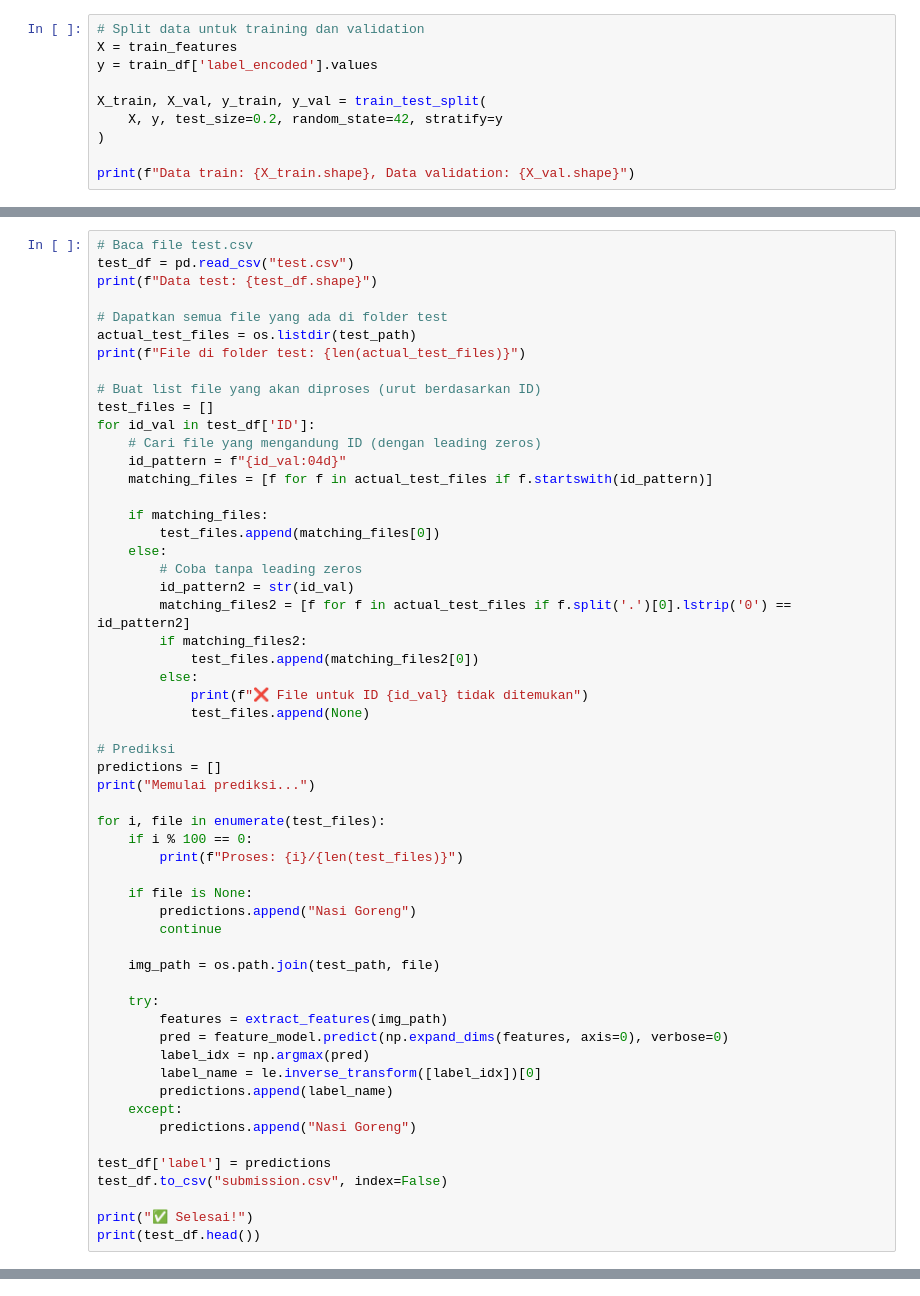
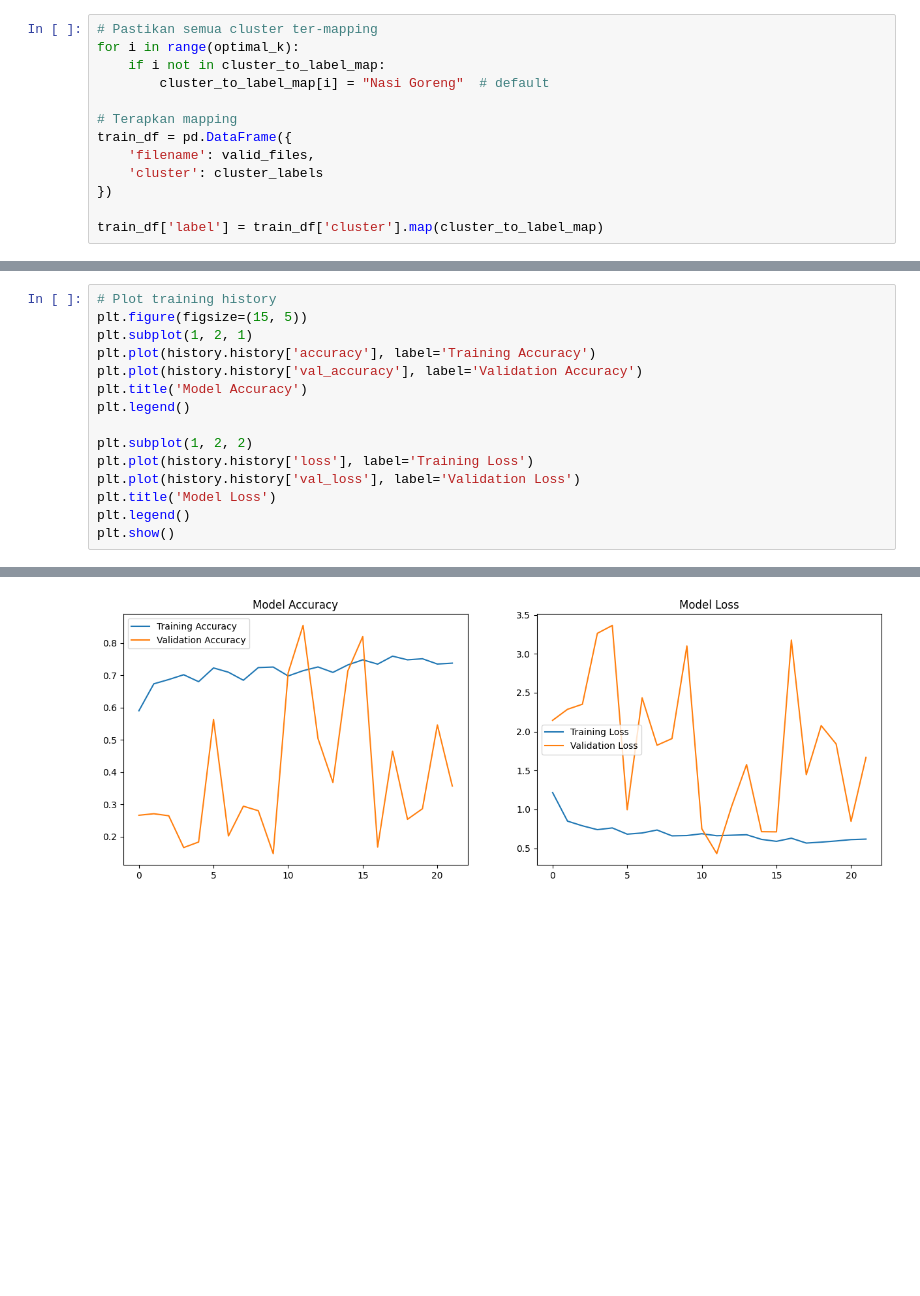
Before and after one commit to RexxS8/ACTION2025-DataMining-The3Ace, a Jupyter notebook: notebook.ipynb, the cells around one changed output, grey strips where cells are left out. Cells and saved outputs as stored; diff of their text form; blank space fills up the shorter version.

Commit message:
andri test ke skian kali

```diff
--- a/notebook.ipynb
+++ b/notebook.ipynb
@@ -184,10 +266,13 @@ Mapping label:
 # %%
-# Split data untuk training dan validation
-X = train_features
-y = train_df['label_encoded'].values
+# Pastikan semua cluster ter-mapping
+for i in range(optimal_k):
+    if i not in cluster_to_label_map:
+        cluster_to_label_map[i] = "Nasi Goreng"  # default
 
-X_train, X_val, y_train, y_val = train_test_split(
-    X, y, test_size=0.2, random_state=42, stratify=y
-)
+# Terapkan mapping
+train_df = pd.DataFrame({
+    'filename': valid_files,
+    'cluster': cluster_labels
+})
 
-print(f"Data train: {X_train.shape}, Data validation: {X_val.shape}")
+train_df['label'] = train_df['cluster'].map(cluster_to_label_map)
@@ -284,57 +378,16 @@ Semua model berhasil disimpan!
 # %%
-# Baca file test.csv
-test_df = pd.read_csv("test.csv")
-print(f"Data test: {test_df.shape}")
+# Plot training history
+plt.figure(figsize=(15, 5))
+plt.subplot(1, 2, 1)
+plt.plot(history.history['accuracy'], label='Training Accuracy')
+plt.plot(history.history['val_accuracy'], label='Validation Accuracy')
+plt.title('Model Accuracy')
+plt.legend()
 
-# Dapatkan semua file yang ada di folder test
-actual_test_files = os.listdir(test_path)
-print(f"File di folder test: {len(actual_test_files)}")
-
-# Buat list file yang akan diproses (urut berdasarkan ID)
-test_files = []
-for id_val in test_df['ID']:
-    # Cari file yang mengandung ID (dengan leading zeros)
-    id_pattern = f"{id_val:04d}"
-    matching_files = [f for f in actual_test_files if f.startswith(id_pattern)]
-
-    if matching_files:
-        test_files.append(matching_files[0])
-    else:
-        # Coba tanpa leading zeros
-        id_pattern2 = str(id_val)
-        matching_files2 = [f for f in actual_test_files if f.split('.')[0].lstrip('0') == id_pattern2]
-        if matching_files2:
-            test_files.append(matching_files2[0])
-        else:
-            print(f"❌ File untuk ID {id_val} tidak ditemukan")
-            test_files.append(None)
-
-# Prediksi
-predictions = []
-print("Memulai prediksi...")
-
-for i, file in enumerate(test_files):
-    if i % 100 == 0:
-        print(f"Proses: {i}/{len(test_files)}")
-
-    if file is None:
-        predictions.append("Nasi Goreng")
-        continue
-
-    img_path = os.path.join(test_path, file)
-
-    try:
-        features = extract_features(img_path)
-        pred = feature_model.predict(np.expand_dims(features, axis=0), verbose=0)
-        label_idx = np.argmax(pred)
-        label_name = le.inverse_transform([label_idx])[0]
-        predictions.append(label_name)
-    except:
-        predictions.append("Nasi Goreng")
-
-test_df['label'] = predictions
-test_df.to_csv("submission.csv", index=False)
-
-print("✅ Selesai!")
-print(test_df.head())
+plt.subplot(1, 2, 2)
+plt.plot(history.history['loss'], label='Training Loss')
+plt.plot(history.history['val_loss'], label='Validation Loss')
+plt.title('Model Loss')
+plt.legend()
+plt.show()
 # %% [output]
@@ -357,0 +394 @@ Proses: 800/2057
+[figure, added]
```
Also changed, not shown: parts of 34 cells of this notebook, 6 other files.
